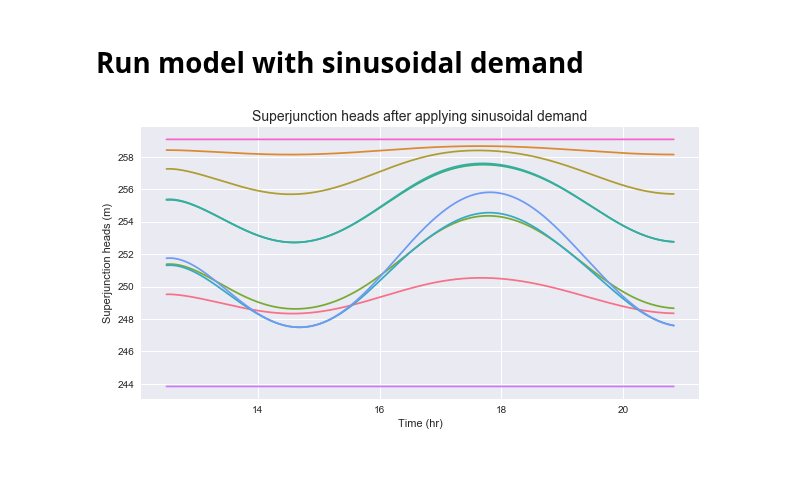
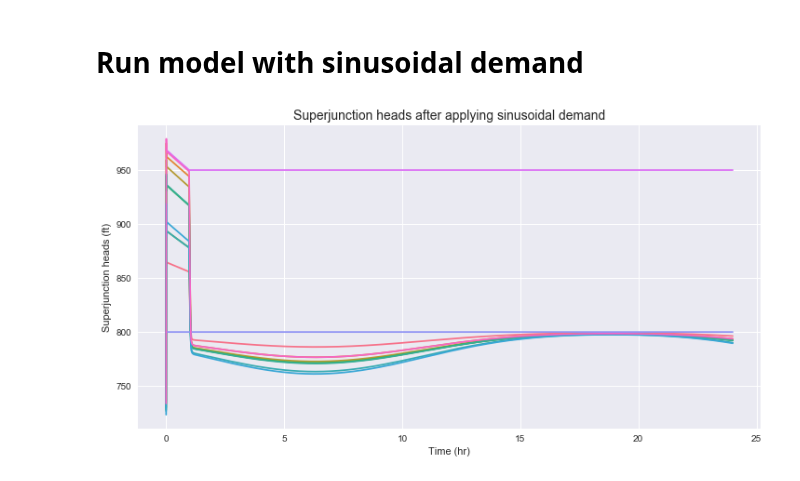
Before and after one commit to mdbartos/pipedream, a Jupyter notebook: notebooks/wdn.ipynb, the cells around one changed output. Saved outputs shown, nothing was run; the diff lists cells and outputs as text; code cells hidden in the pictures.

```diff
--- a/notebooks/wdn.ipynb
+++ b/notebooks/wdn.ipynb
@@ -49,6 +55,7 @@ Notes:
 # %%
 superjunctions = pd.read_csv(io.StringIO(superjunctions_string), sep='\t')
 superlinks = pd.read_csv(io.StringIO(superlinks_string), sep='\t')
+orifices = pd.read_csv(io.StringIO(orifices_string), sep='\t')
 # %% [markdown]
 # View model parameter tables
 # %%
@@ -144,7 +122,0 @@ H = np.vstack(H)
-# %%
-fig, ax = plt.subplots(figsize=(10, 5))
-sns.set_palette('husl', model.M)
-_ = plt.plot(dt * 6000 / 3600 + dt * np.arange(len(H)) / 3600, H)
-plt.xlabel('Time (hr)')
-plt.ylabel('Superjunction heads (m)')
-_ = plt.title('Superjunction heads after applying constant demand', size=14)
@@ -153,20 +123,32 @@ _ = plt.title('Superjunction heads after applying constant demand', size=14)
 # %% [markdown]
 # Run model with sinusoidal demand
-# %%
-H = []
-
-for step in range(6000):
-    Q_in_t = (1 + np.sin(model.t / 3600)) * Q_in
-    model.step(dt=dt, H_bc=H_bc, Q_in=Q_in_t)
-    H.append(model.H_j.copy())
-
-H = np.vstack(H)
+# %%
+H = []
+Q = []
+
+# While time is less than 24 hours
+while model.t < (24 * 3600):
+    # If tank level is above minimum, keep tank open...
+    if model.H_j[9] > (0.3048 * 950):
+        u_o = np.ones(1)
+    # Else, close the tank
+    else:
+        u_o = np.zeros(1)
+    # Let demand input be sinusoidal
+    Q_in_t = (1 + 0.6*np.sin(model.t / 4 / 3600)) * Q_in
+    model.step(dt=dt, H_bc=H_bc, Q_in=Q_in_t, u_o=u_o)
+    H.append(model.H_j.copy())
+    Q.append(model.Q_ik.copy())
+
+H = np.vstack(H)
+Q = np.vstack(Q)
 # %%
-fig, ax = plt.subplots(figsize=(10, 5))
+# Plot results
 sns.set_palette('husl', model.M)
-_ = plt.plot(dt * 9000 / 3600 + dt * np.arange(len(H)) / 3600, H)
+fig, ax = plt.subplots(figsize=(12, 6))
+_ = plt.plot((dt * np.arange(len(H)) / 3600), H / 0.3048)
 plt.xlabel('Time (hr)')
-plt.ylabel('Superjunction heads (m)')
+plt.ylabel('Superjunction heads (ft)')
 _ = plt.title('Superjunction heads after applying sinusoidal demand', size=14)
 # %% [output]
-[figure, old version]
+[figure, new version]
```
Also changed, not shown: parts of 14 cells of this notebook.
